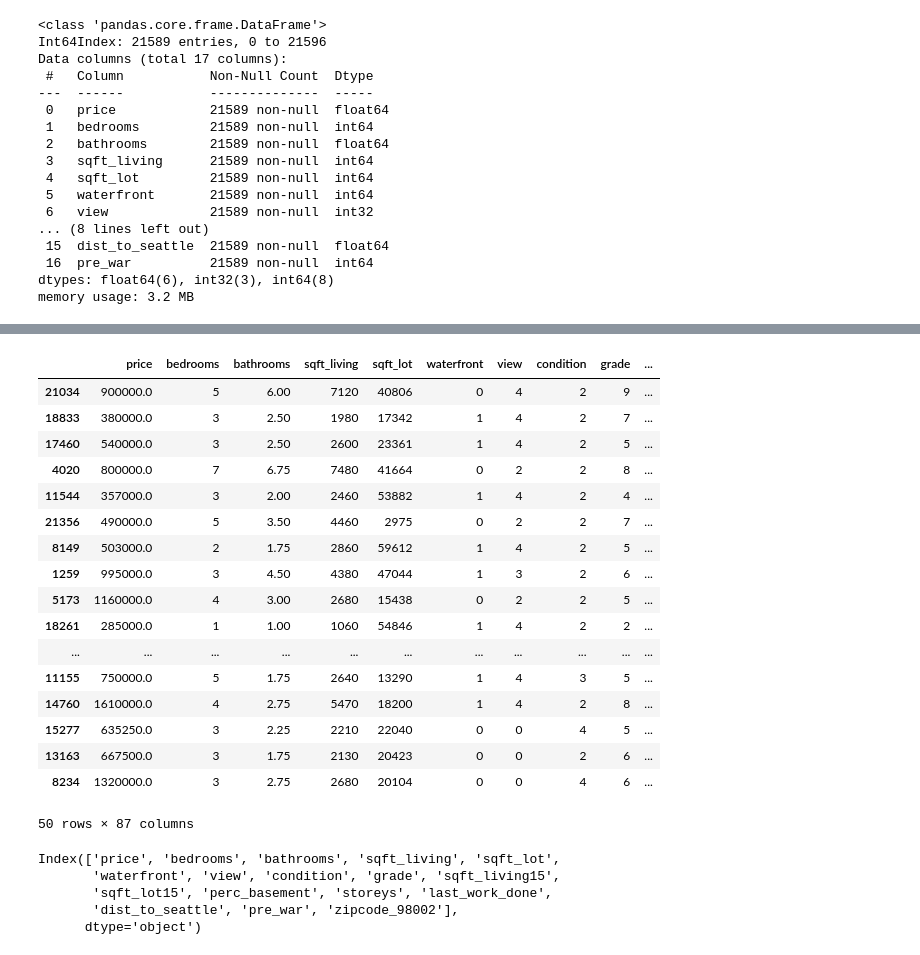
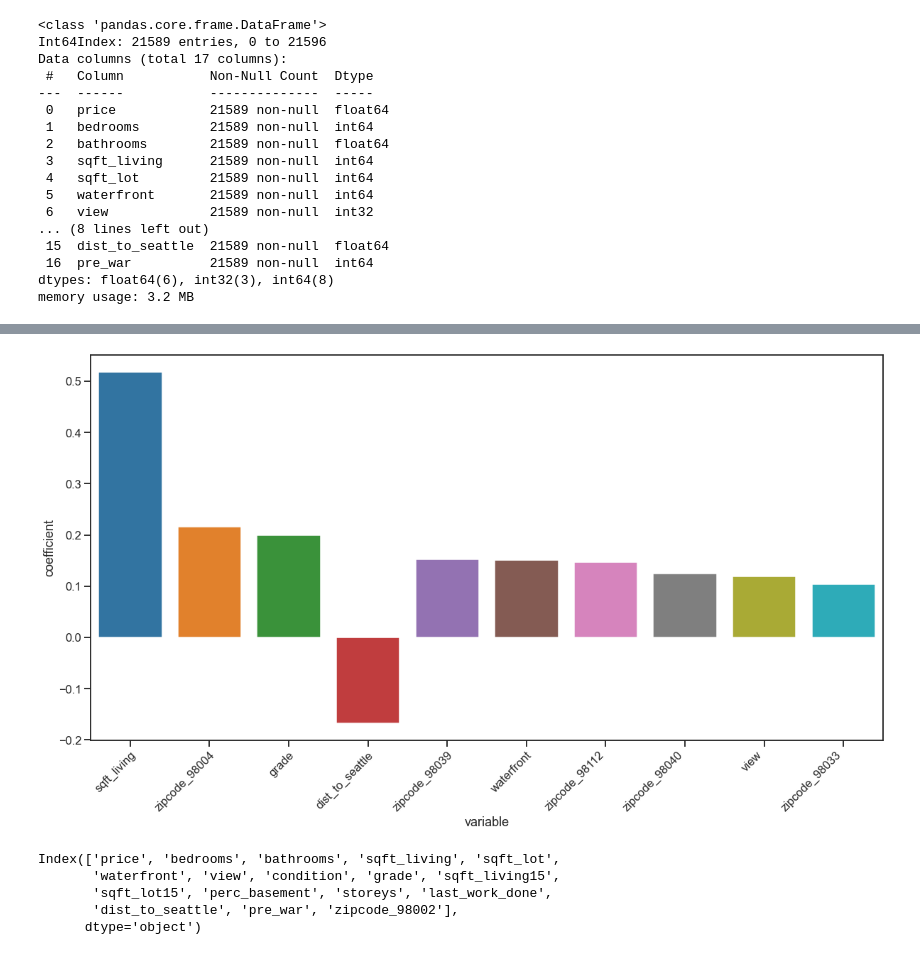
Before and after one commit to jeffreytoller/dsc-phase-2-project-v2-3, a Jupyter notebook: Post 1 Code Only.ipynb, the cells around one changed output, grey strips where cells are left out. Saved outputs shown, nothing was run; the diff lists cells and outputs as text; code cells hidden in the pictures.

```diff
--- a/Post 1 Code Only.ipynb
+++ b/Post 1 Code Only.ipynb
@@ -513,24 +526,19 @@ df['errors'] = df.predictions - df.price
-# %%
-df.sort_values(by = ['errors'],ascending=False).head(50)
-# %% [output]
-|  | price | bedrooms | bathrooms | sqft_living | sqft_lot | waterfront | view | condition | grade | ... |
-| 21034 | 900000.0 | 5 | 6.00 | 7120 | 40806 | 0 | 4 | 2 | 9 | ... |
-| 18833 | 380000.0 | 3 | 2.50 | 1980 | 17342 | 1 | 4 | 2 | 7 | ... |
-| 17460 | 540000.0 | 3 | 2.50 | 2600 | 23361 | 1 | 4 | 2 | 5 | ... |
-| 4020 | 800000.0 | 7 | 6.75 | 7480 | 41664 | 0 | 2 | 2 | 8 | ... |
-| 11544 | 357000.0 | 3 | 2.00 | 2460 | 53882 | 1 | 4 | 2 | 4 | ... |
-| 21356 | 490000.0 | 5 | 3.50 | 4460 | 2975 | 0 | 2 | 2 | 7 | ... |
-| 8149 | 503000.0 | 2 | 1.75 | 2860 | 59612 | 1 | 4 | 2 | 5 | ... |
-| 1259 | 995000.0 | 3 | 4.50 | 4380 | 47044 | 1 | 3 | 2 | 6 | ... |
-| 5173 | 1160000.0 | 4 | 3.00 | 2680 | 15438 | 0 | 2 | 2 | 5 | ... |
-| 18261 | 285000.0 | 1 | 1.00 | 1060 | 54846 | 1 | 4 | 2 | 2 | ... |
-| ... | ... | ... | ... | ... | ... | ... | ... | ... | ... | ... |
-| 11155 | 750000.0 | 5 | 1.75 | 2640 | 13290 | 1 | 4 | 3 | 5 | ... |
-| 14760 | 1610000.0 | 4 | 2.75 | 5470 | 18200 | 1 | 4 | 2 | 8 | ... |
-| 15277 | 635250.0 | 3 | 2.25 | 2210 | 22040 | 0 | 0 | 4 | 5 | ... |
-| 13163 | 667500.0 | 3 | 1.75 | 2130 | 20423 | 0 | 0 | 2 | 6 | ... |
-| 8234 | 1320000.0 | 3 | 2.75 | 2680 | 20104 | 0 | 0 | 4 | 6 | ... |
-50 rows × 87 columns
+# %%
+col_list = list(X.columns)
+col_list.append('intercept')
+res_df['variable'] = col_list
+res_df.set_index('variable',inplace=True)
+res_df['variable'] = col_list
+# %%
+res_df['abs_coeff'] = res_df.coefficient.abs()
+coeff_df = res_df.sort_values('abs_coeff',ascending=False)
+# %%
+
+fig, axs = plt.subplots(figsize = (20,10))
+plt.setp(axs.get_xticklabels(), ha="right", rotation=45,rotation_mode='anchor')
+axs = sns.barplot(data = coeff_df.head(10),x='variable',y='coefficient')
+# %% [output]
+[figure, added]
 # %%
 df.columns[0:17]
 # %% [output]
```
Also changed, not shown: parts of 32 cells of this notebook.
